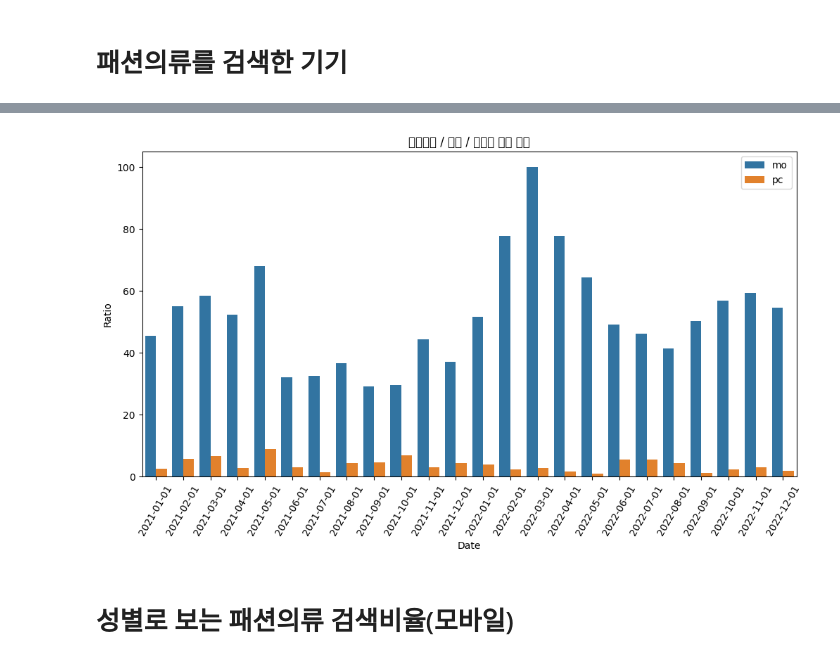
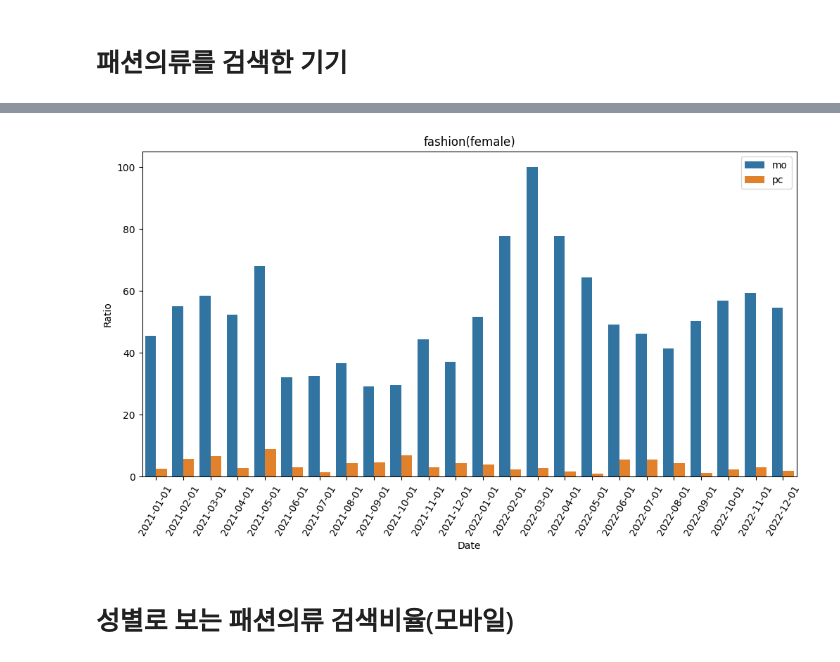
Before and after one commit to yskim1230/AIB_Section2-PJT_Modeling-Plan, a Jupyter notebook: Section2_Project_EDA.ipynb, the cells around one changed output, grey strips where cells are left out. Drawn from its saved outputs; the diff is of its cells as text; code cells hidden in the pictures.

```diff
--- a/Section2_Project_EDA.ipynb
+++ b/Section2_Project_EDA.ipynb
@@ -12,3 +47,6 @@ Requirement already satisfied: urllib3<1.27,>=1.21.1 in /usr/local/lib/python3.9
+# %%
+import matplotlib.pyplot as plt
+plt.rc('font', family='AppleGothic')
 # %% [markdown]
 # 패션의류를 검색한 기기
 # %%
@@ -84,10 +132,5 @@ plt.show()
 # %%
-import requests
-import json
-import pandas as pd
-import matplotlib.pyplot as plt
-import matplotlib.font_manager as fm
-import seaborn as sns
+
 # 네이버 Open API 인증 정보
 client_id = "Hewe5vgmlLvWs_ubCDhs"
 client_secret = "u8mu84aRwJ"
@@ -141,7 +184,7 @@ font_path = 'C:/Windows/Fonts/NanumGothic.ttf'
 fontprop = fm.FontProperties(fname=font_path, size=12)
 
 # 그래프 제목 설정
-title = '패션의류 / 여성 / 장치별 검색 비율'
+title = 'fashion(female)'
 ax.set_title(title)
 
 # 범례 설정
@@ -152,4 +212,4 @@ plt.show()
-[figure, old version]
+[figure, new version]
 # %% [markdown]
 # 성별로 보는 패션의류 검색비율(모바일)
 # %%
```
Also changed, not shown: parts of 8 cells of this notebook.
